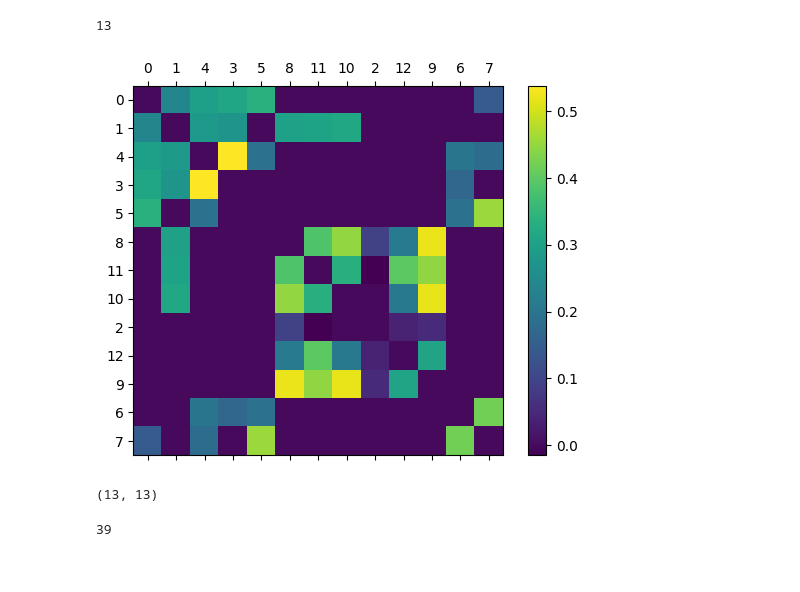
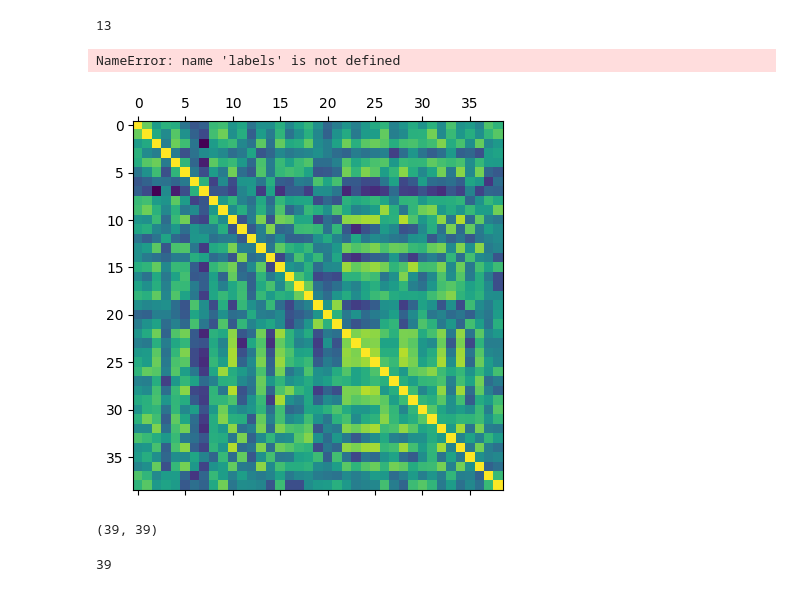
Before and after one commit to Reuben-Stephen-John/GCN-Analysis-Diagnosis-for-Schizophrenia-, a Jupyter notebook: Data-Prep/Preprocessing/sentences.ipynb, the cells around one changed output. Saved outputs shown, nothing was run; the diff lists cells and outputs as text; code cells hidden in the pictures.

```diff
--- a/Data-Prep/Preprocessing/sentences.ipynb
+++ b/Data-Prep/Preprocessing/sentences.ipynb
@@ -61,8 +61,8 @@ def extract_fmri_data(tsv_path, img, condition='sentences', duration=13):
     return condition_occurrences, condition_fmri_data
 
 # Example usage
-tsv_path = 'C:\\Users\\kuttysidtej\\Desktop\\my.tsv'
-nifti_img = nib.load('C:\\Users\\kuttysidtej\\Desktop\\Full-Dataset\\sub-32\\func\\sub-32_task-speech_bold.nii.gz')  # Replace with the actual path
+tsv_path = 'my.tsv'
+nifti_img = nib.load(nifti_file_path[0])  # Replace with the actual path
 condition_occurrences, condition_fmri_data = extract_fmri_data(tsv_path, nifti_img)
 
 # Print or use the extracted fMRI data for the specified condition
@@ -97,14 +78,15 @@ from nilearn.connectome import ConnectivityMeasure
 from bids.layout import BIDSLayout
 import numpy as np
 
-def create_fc_matrices(sentences_occurrences):
-    fmriprep_dir = '../Full-Dataset'
+def create_fc_matrices(sentences_type):
+    fmriprep_dir = '../../Full-Dataset'
+    tsv_path = 'my.tsv'
     layout = BIDSLayout(fmriprep_dir)
     msdl_atlas = datasets.fetch_atlas_msdl()
 
     print(f'Number of labels in the atlas: {len(msdl_atlas.labels)}\n')
 
-    fmri_files = layout.get(datatype='func', extension='.nii.gz', return_type="file")
+    fmri_files = layout.get(subject='01',datatype='func', extension='.nii.gz', return_type="file")
 
     print(f'Number of Subjects in the Dataset: {len(fmri_files)}\n')
 
@@ -116,18 +98,16 @@ def create_fc_matrices(sentences_occurrences):
 
     for file in fmri_files:
         fmri_data = image.load_img(file)
-
+        condition_occurrences, condition_fmri_data = extract_fmri_data(tsv_path, fmri_data)
         # Extract time series for the entire run
         time_series = masker.fit_transform(fmri_data)
 
-        #print("Shape of time_series:", time_series.shape)
-        #print("Maximum index in sentences_occurrences:", max(sentences_occurrences))
+        # print("Shape of time_series:", selected_time_series.shape)
+        # print("Maximum index in sentences_occurrences:", max(sentences_occurrences))
 
         # Select only the time points corresponding to "sentences_occurrences"
-
-
-        valid_indices = [idx for idx in sentences_occurrences if idx < time_series.shape[1]]
-        selected_time_series = time_series[:, valid_indices]
+        # valid_indices = [idx for idx in sentences_occurrences if idx < time_series.shape[1]]
+        selected_time_series = time_series[condition_occurrences,:]
         corr_matrix = correlation_measure.fit_transform([selected_time_series])[0]
         time_series_data.append(selected_time_series)
         subject_corr_data.append(corr_matrix)
@@ -137,7 +117,7 @@ def create_fc_matrices(sentences_occurrences):
 
 # Assuming you already have sentences_occurrences from your previous step
 # Call the function with the specified time points
-subject_corr_data, time_series_data = create_fc_matrices(sentences_occurrences)
+subject_corr_data, time_series_data = create_fc_matrices('sentences')
 # %% [output]
 Number of labels in the atlas: 39
 
@@ -161,6 +129,8 @@ np.save('C:\\Users\\kuttysidtej\\Desktop\\mri-research\\source_data\\fc\\fc_matr
 np.save("C:\\Users\\kuttysidtej\\Desktop\\mri-research\\source_data\\time_series1",time_series_data)
 # %%
 fc_matrices=np.load("C:\\Users\\kuttysidtej\\Desktop\\mri-research\\source_data\\fc\\fc_matrices1.npy")
+# %%
+fc_matrices=subject_corr_data
 # %%
 msdl_atlas = datasets.fetch_atlas_msdl()
 msdl_labels = msdl_atlas.labels
@@ -187,7 +157,7 @@ def create_knn_graph(fc_matrices, k):
         # Add edges to the graph
         for j in top_k_indices:
             if i != j:  # Avoid self-loops
-                G.add_edge(i, j, weight=group_fc_matrix_strength[i, j])
+                G.add_edge(i, j, weight=500000000*group_fc_matrix_strength[i, j])
     return G, group_fc_matrix_strength
 # %%
 # Create the graph
@@ -229,24 +196,25 @@ labels = list(G.nodes)
 # %%
 # Visualize the adjacency matrix
 fig, ax = plt.subplots()
-cax = ax.matshow(adjacency_matrix, cmap='viridis')
+cax = ax.matshow(fc_matrices[0], cmap='viridis')
 
 # Add labels
 ax.set_xticks(np.arange(len(labels)))
 ax.set_yticks(np.arange(len(labels)))
 ax.set_xticklabels(labels)
 ax.set_yticklabels(labels)
 
 # Display the colorbar
 fig.colorbar(cax)
 
 plt.show()
 # %% [output]
+NameError: name 'labels' is not defined
-[figure, old version]
+[figure, new version]
 # %%
-print(adjacency_matrix.shape)
+print(fc_matrices[0].shape)
 # %% [output]
-(13, 13)
+(39, 39)
 # %%
 print(len(msdl_labels))
 # %% [output]
```
Also changed, not shown: parts of 7 cells of this notebook, 8 other files.
